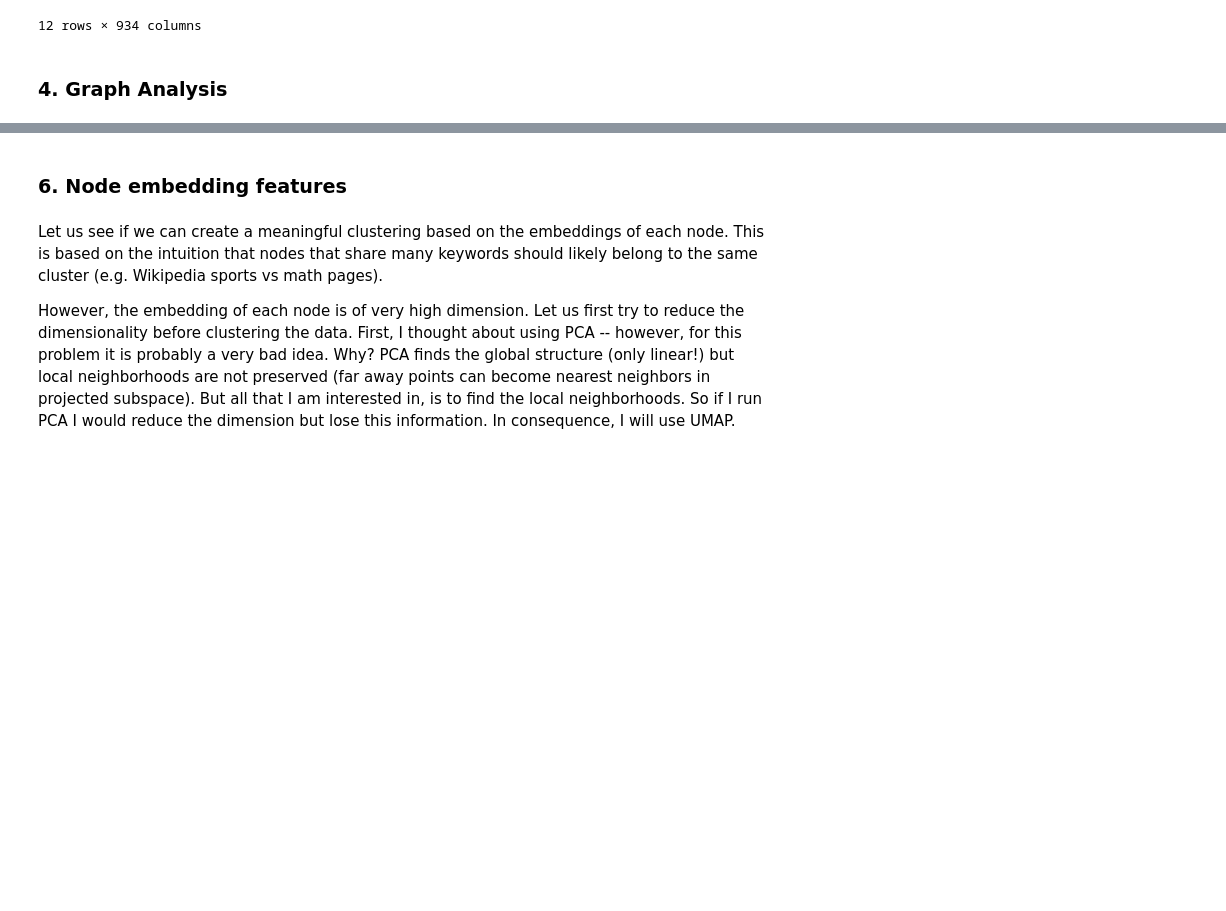
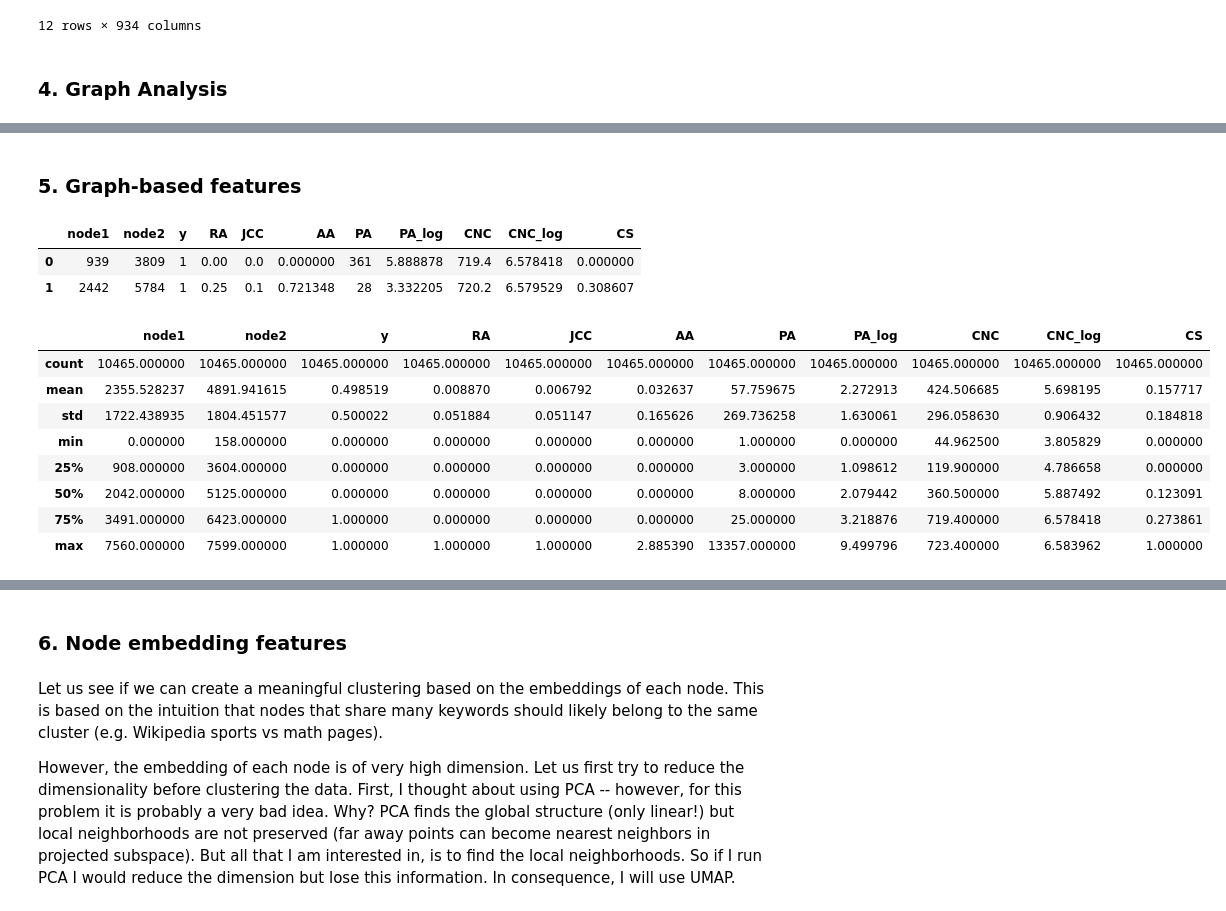
Before and after one commit to lassefschmidt/Network-Science_Challenge, a Jupyter notebook: 0_Exploratory Data Analysis and Preprocessing.ipynb, the cells around one changed output, grey strips where cells are left out. Drawn from its saved outputs; the diff is of its cells as text; code cells hidden in the pictures; blank space fills up the shorter version.

```diff
--- a/0_Exploratory Data Analysis and Preprocessing.ipynb
+++ b/0_Exploratory Data Analysis and Preprocessing.ipynb
@@ -245,0 +231,2 @@ CNC = nx.common_neighbor_centrality(G_train)
+# %% [markdown]
+### 5. Graph-based features
@@ -245,0 +235,18 @@ CNC = nx.common_neighbor_centrality(G_train)
+# %%
+train_tf.head(2)
+# %% [output]
+|  | node1 | node2 | y | RA | JCC | AA | PA | PA_log | CNC | CNC_log | CS |
+| 0 | 939 | 3809 | 1 | 0.00 | 0.0 | 0.000000 | 361 | 5.888878 | 719.4 | 6.578418 | 0.000000 |
+| 1 | 2442 | 5784 | 1 | 0.25 | 0.1 | 0.721348 | 28 | 3.332205 | 720.2 | 6.579529 | 0.308607 |
+# %%
+train_tf.describe()
+# %% [output]
+|  | node1 | node2 | y | RA | JCC | AA | PA | PA_log | CNC | CNC_log | CS |
+| count | 10465.000000 | 10465.000000 | 10465.000000 | 10465.000000 | 10465.000000 | 10465.000000 | 10465.000000 | 10465.000000 | 10465.000000 | 10465.000000 | 10465.000000 |
+| mean | 2355.528237 | 4891.941615 | 0.498519 | 0.008870 | 0.006792 | 0.032637 | 57.759675 | 2.272913 | 424.506685 | 5.698195 | 0.157717 |
+| std | 1722.438935 | 1804.451577 | 0.500022 | 0.051884 | 0.051147 | 0.165626 | 269.736258 | 1.630061 | 296.058630 | 0.906432 | 0.184818 |
+| min | 0.000000 | 158.000000 | 0.000000 | 0.000000 | 0.000000 | 0.000000 | 1.000000 | 0.000000 | 44.962500 | 3.805829 | 0.000000 |
+| 25% | 908.000000 | 3604.000000 | 0.000000 | 0.000000 | 0.000000 | 0.000000 | 3.000000 | 1.098612 | 119.900000 | 4.786658 | 0.000000 |
+| 50% | 2042.000000 | 5125.000000 | 0.000000 | 0.000000 | 0.000000 | 0.000000 | 8.000000 | 2.079442 | 360.500000 | 5.887492 | 0.123091 |
+| 75% | 3491.000000 | 6423.000000 | 1.000000 | 0.000000 | 0.000000 | 0.000000 | 25.000000 | 3.218876 | 719.400000 | 6.578418 | 0.273861 |
+| max | 7560.000000 | 7599.000000 | 1.000000 | 1.000000 | 1.000000 | 2.885390 | 13357.000000 | 9.499796 | 723.400000 | 6.583962 | 1.000000 |
```
Also changed, not shown: parts of 24 cells of this notebook, 2 other files.
